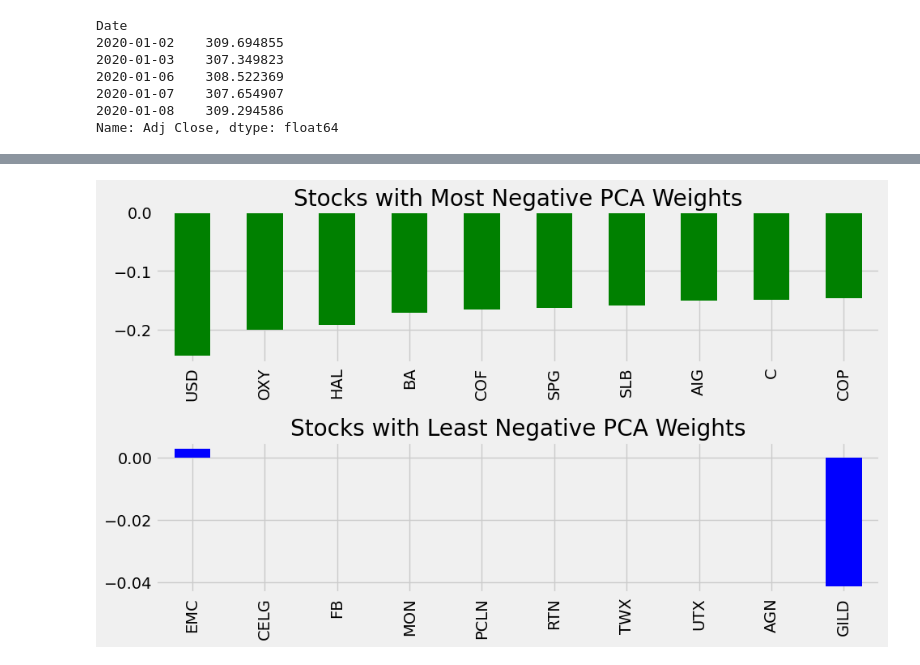
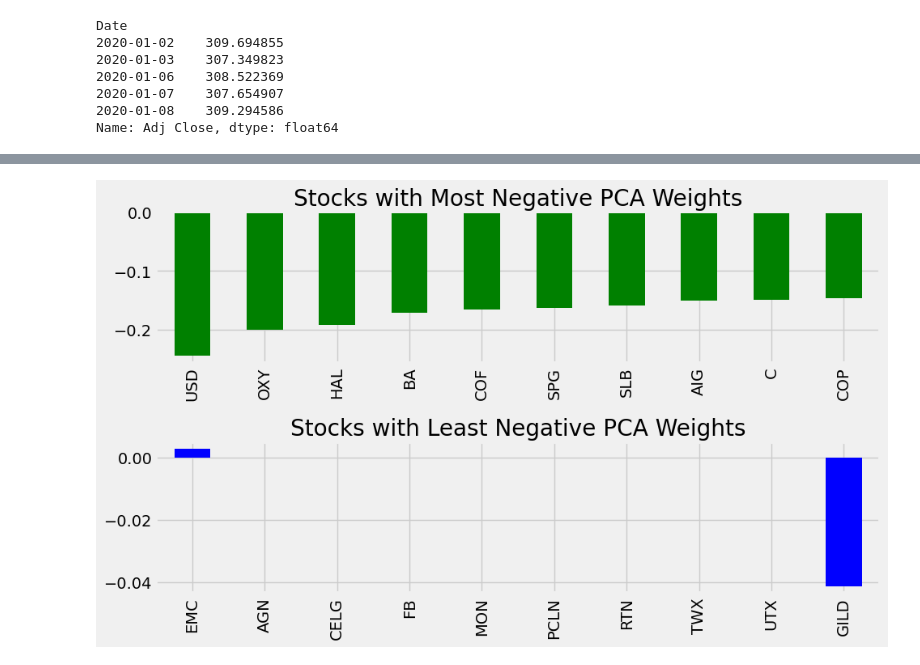
Before and after one commit to lvannote17/StockMarket, a Jupyter notebook: Stock Market Analytics with PCA.ipynb, the cells around one changed output, grey strips where cells are left out. Saved outputs shown, nothing was run; the diff lists cells and outputs as text; code cells hidden in the pictures.

```diff
--- a/Stock Market Analytics with PCA.ipynb
+++ b/Stock Market Analytics with PCA.ipynb
@@ -177,12 +170,12 @@ rs_df.head()
 # %%
 fig, ax = plt.subplots(2,1, figsize=(10,6))
 pc1.nsmallest(10).plot.bar(ax=ax[0], color='green', grid=True, title='Stocks with Most Negative PCA Weights')
-pc1.dropna().nlargest(10).plot.bar(ax=ax[1], color='blue', grid=True, title='Stocks with Least Negative PCA Weights')
+pc1.nlargest(10).plot.bar(ax=ax[1], color='blue', grid=True, title='Stocks with Least Negative PCA Weights')
 
 plt.tight_layout()
 plt.savefig('tmp.png')
 # %% [output]
-[figure, old version]
+[figure, new version]
 # %%
 # ws = [-1,]*10+[1,]*10
 # myrs = (rs[list(pc1.nsmallest(10).index)+list(pc1.nlargest(10).index)]*ws).mean(1)
```
Also changed, not shown: parts of 9 cells of this notebook, 1 other file.
